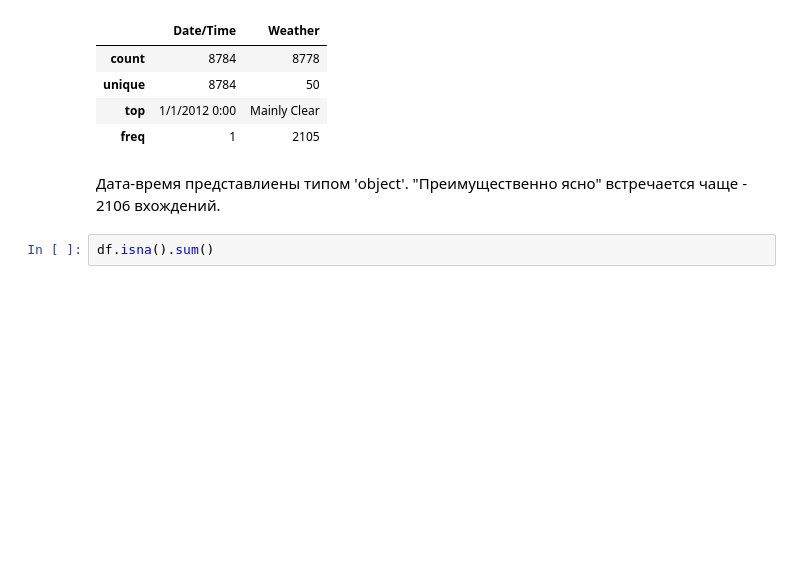
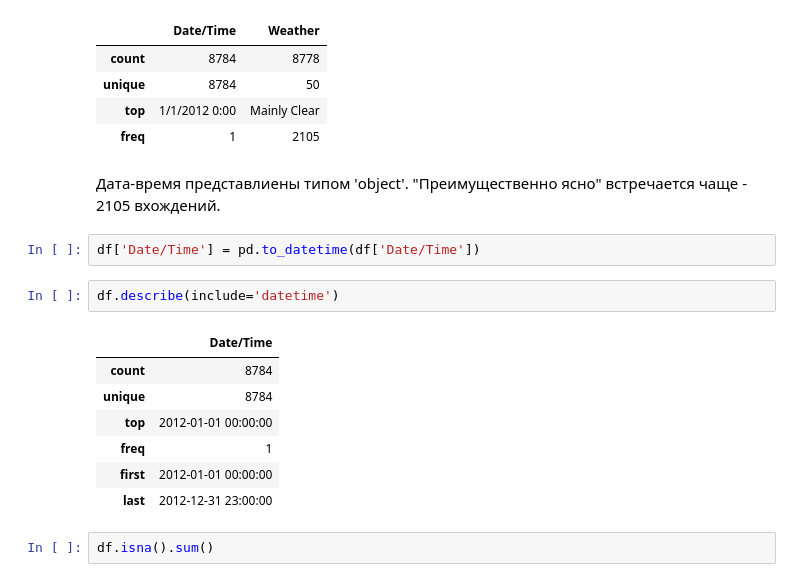
Before and after one commit to qitinnstud/myfirstexperience, a Jupyter notebook: For_homework1.ipynb, the cells around one changed output. Drawn from its saved outputs; the diff is of its cells as text; blank space fills up the shorter version.

```diff
--- a/For_homework1.ipynb
+++ b/For_homework1.ipynb
@@ -93,7 +93,19 @@ df.describe(include='object')
 | top | 1/1/2012 0:00 | Mainly Clear |
 | freq | 1 | 2105 |
 # %% [markdown]
-Дата-время представлиены типом 'object'. "Преимущественно ясно" встречается чаще - 2106 вхождений.
+Дата-время представлиены типом 'object'. "Преимущественно ясно" встречается чаще - 2105 вхождений.
+# %%
+df['Date/Time'] = pd.to_datetime(df['Date/Time'])
+# %%
+df.describe(include='datetime')
+# %% [output]
+|  | Date/Time |
+| count | 8784 |
+| unique | 8784 |
+| top | 2012-01-01 00:00:00 |
+| freq | 1 |
+| first | 2012-01-01 00:00:00 |
+| last | 2012-12-31 23:00:00 |
 # %%
 df.isna().sum()
 # %% [output]
```
